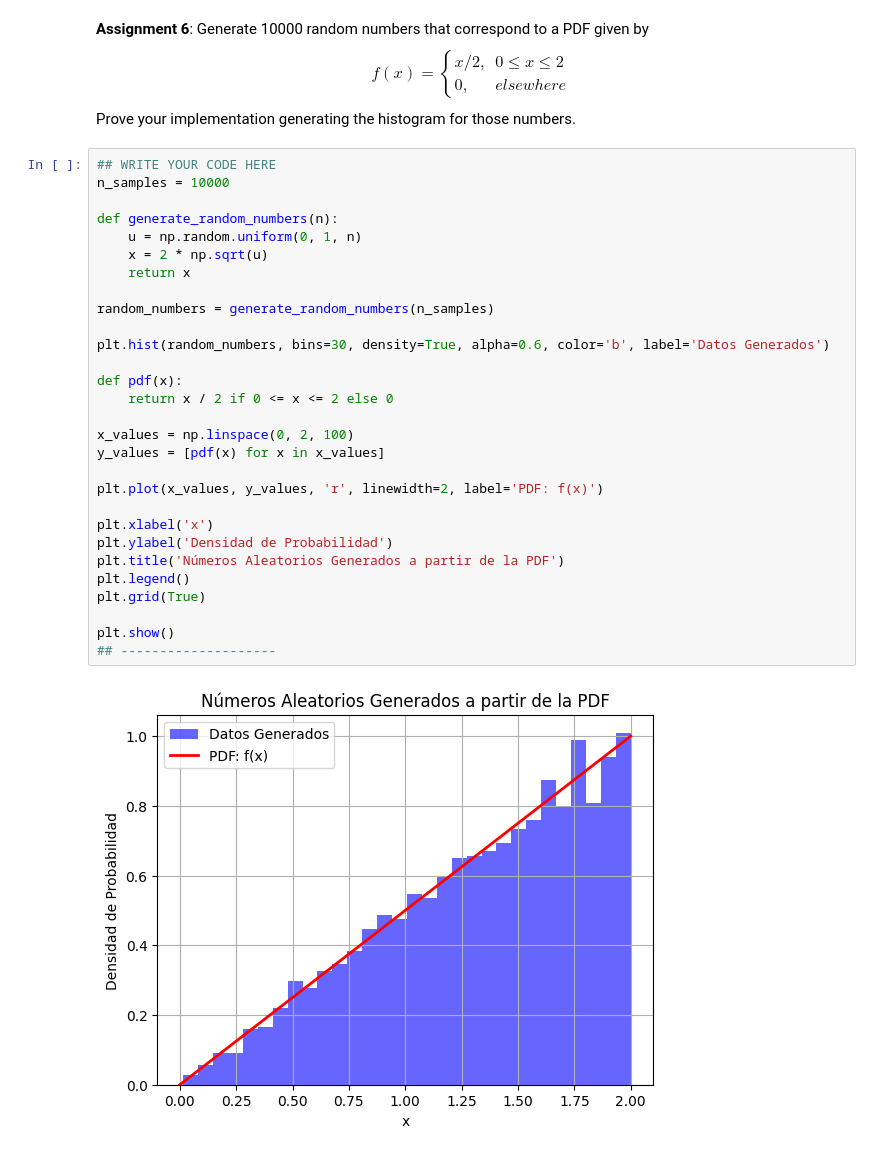
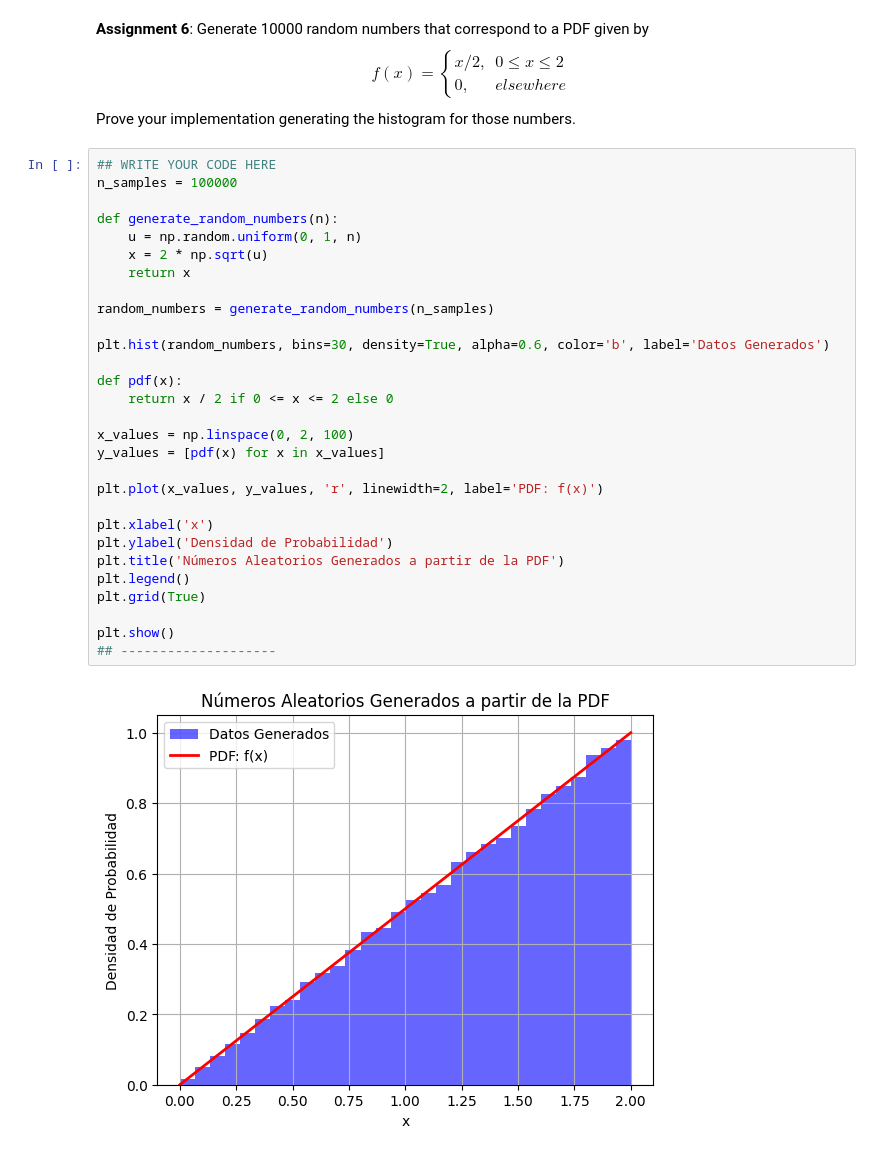
Before and after one commit to JossueJativa/Jupiter_notebook, a Jupyter notebook: MS4.ipynb, the cells around one changed output. Saved outputs shown, nothing was run; the diff lists cells and outputs as text.

```diff
--- a/MS4.ipynb
+++ b/MS4.ipynb
@@ -269,32 +269,32 @@ plt.show()
 **Assignment 6**: Generate 10000 random numbers that correspond to a PDF given by $$f(x)=\begin{cases} x/2, & 0\le x\le 2\\ 0, & elsewhere \end{cases}$$ Prove your implementation generating the histogram for those numbers.
 # %%
 ## WRITE YOUR CODE HERE
-n_samples = 10000
+n_samples = 100000
 
 def generate_random_numbers(n):
     u = np.random.uniform(0, 1, n)
     x = 2 * np.sqrt(u)
     return x
 
 random_numbers = generate_random_numbers(n_samples)
 
 plt.hist(random_numbers, bins=30, density=True, alpha=0.6, color='b', label='Datos Generados')
 
 def pdf(x):
     return x / 2 if 0 <= x <= 2 else 0
 
 x_values = np.linspace(0, 2, 100)
 y_values = [pdf(x) for x in x_values]
 
 plt.plot(x_values, y_values, 'r', linewidth=2, label='PDF: f(x)')
 
 plt.xlabel('x')
 plt.ylabel('Densidad de Probabilidad')
 plt.title('Números Aleatorios Generados a partir de la PDF')
 plt.legend()
 plt.grid(True)
 
 plt.show()
 ## --------------------
 # %% [output]
-[figure, old version]
+[figure, new version]
```
Also changed, not shown: parts of 9 cells of this notebook.
